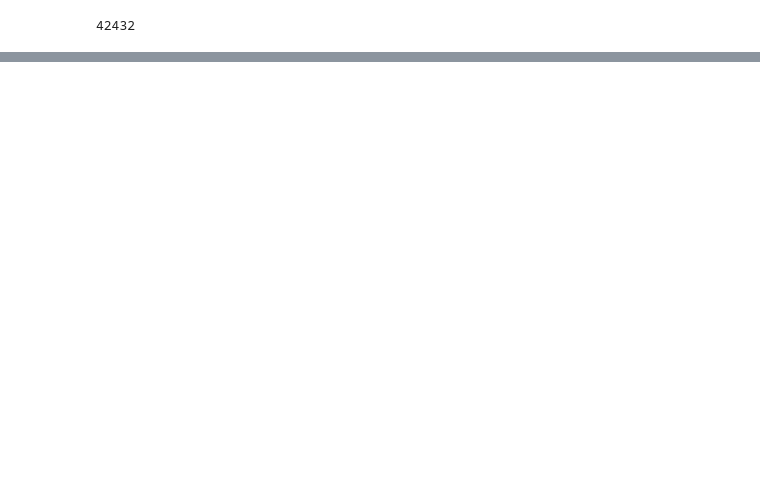
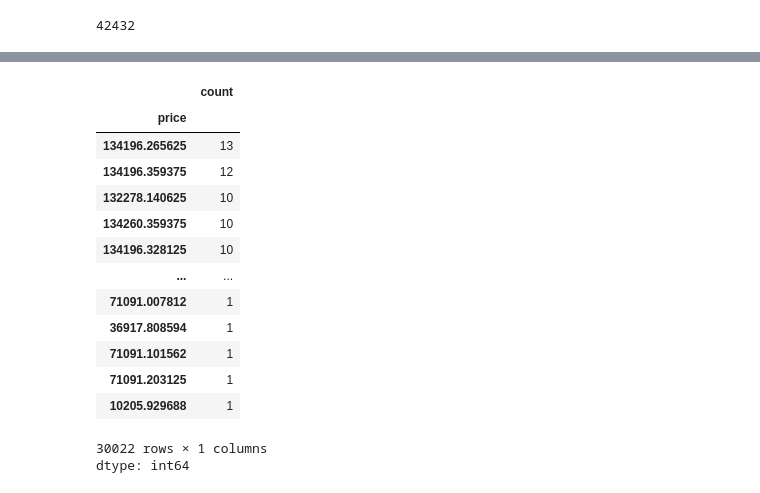
Before and after one commit to wllchrst/jwp-datavidia, a Jupyter notebook: t.ipynb, the cells around one changed output, grey strips where cells are left out. Cells and saved outputs as stored; diff of their text form; code cells hidden in the pictures; blank space fills up the shorter version.

```diff
--- a/t.ipynb
+++ b/t.ipynb
@@ -580,0 +680,18 @@ len(filtered_df)
+# %%
+df_result['price'].value_counts()
+# %% [output]
+|  | count |
+| price |  |
+| 134196.265625 | 13 |
+| 134196.359375 | 12 |
+| 132278.140625 | 10 |
+| 134260.359375 | 10 |
+| 134196.328125 | 10 |
+| ... | ... |
+| 71091.007812 | 1 |
+| 36917.808594 | 1 |
+| 71091.101562 | 1 |
+| 71091.203125 | 1 |
+| 10205.929688 | 1 |
+30022 rows × 1 columns
+dtype: int64
```
Also changed, not shown: parts of 13 cells of this notebook.
